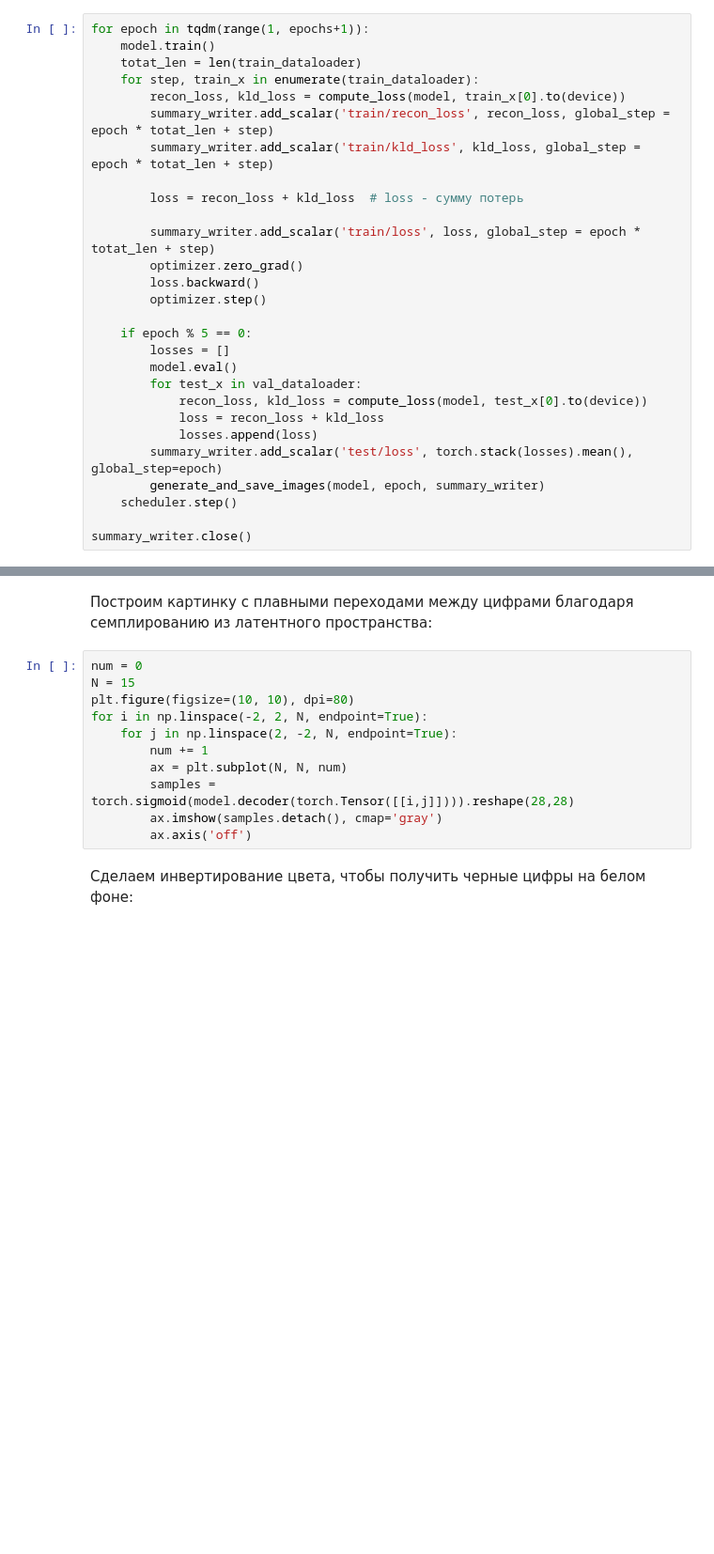
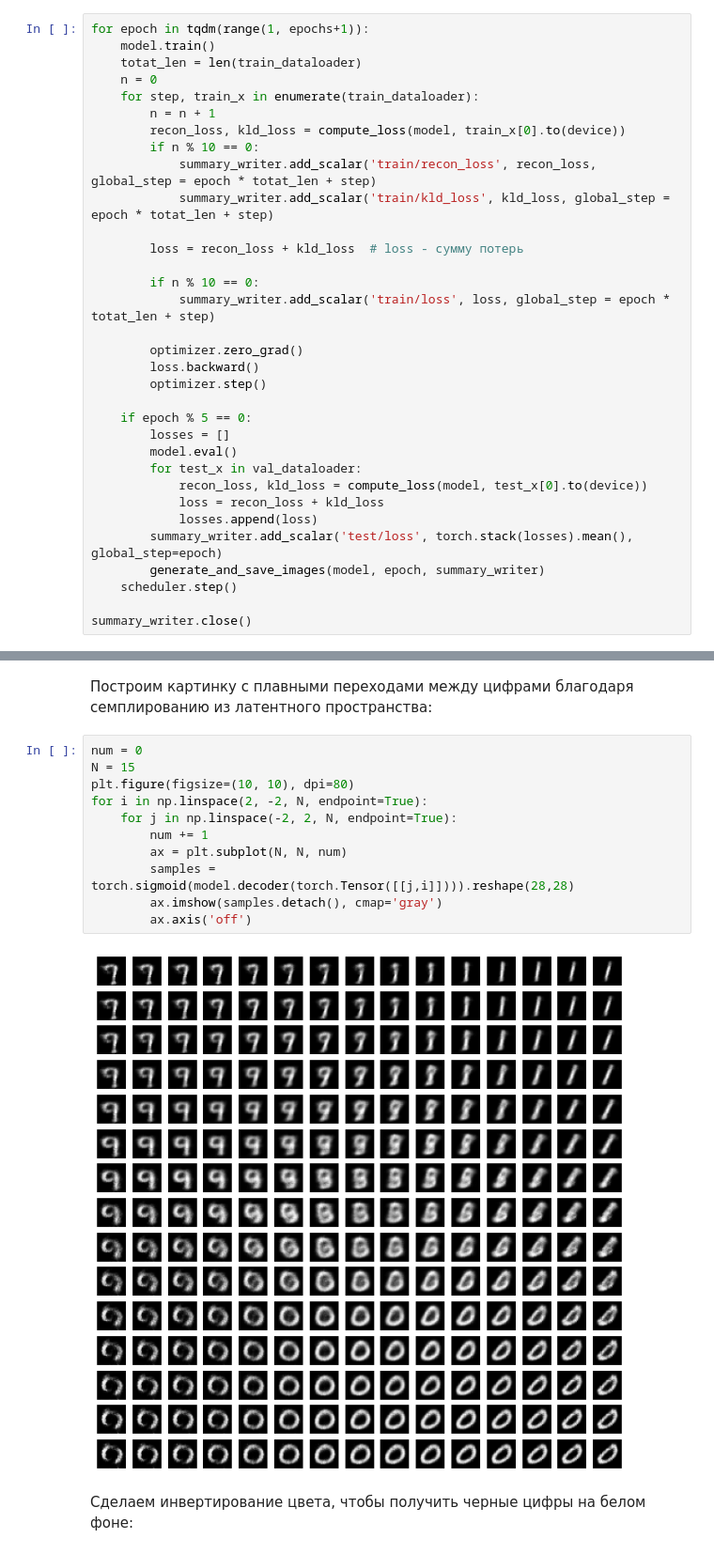
Before and after one commit to Koldim2001/Generator_VAE, a Jupyter notebook: VAE.ipynb, the cells around one changed output, grey strips where cells are left out. Shown at 94% size. Cells and saved outputs as stored; diff of their text form; blank space fills up the shorter version.

Commit message:
train

```diff
--- a/VAE.ipynb
+++ b/VAE.ipynb
@@ -246,14 +247,19 @@ def compute_loss(model, x):
 for epoch in tqdm(range(1, epochs+1)):
     model.train()
     totat_len = len(train_dataloader)
+    n = 0
     for step, train_x in enumerate(train_dataloader):
+        n = n + 1
         recon_loss, kld_loss = compute_loss(model, train_x[0].to(device))
-        summary_writer.add_scalar('train/recon_loss', recon_loss, global_step = epoch * totat_len + step)
-        summary_writer.add_scalar('train/kld_loss', kld_loss, global_step = epoch * totat_len + step)
+        if n % 10 == 0:
+            summary_writer.add_scalar('train/recon_loss', recon_loss, global_step = epoch * totat_len + step)
+            summary_writer.add_scalar('train/kld_loss', kld_loss, global_step = epoch * totat_len + step)
 
         loss = recon_loss + kld_loss  # loss - сумму потерь
 
-        summary_writer.add_scalar('train/loss', loss, global_step = epoch * totat_len + step)
+        if n % 10 == 0:
+            summary_writer.add_scalar('train/loss', loss, global_step = epoch * totat_len + step)
+
         optimizer.zero_grad()
         loss.backward()
         optimizer.step()
@@ -330,14 +352,16 @@ plt.show()
 # %%
 num = 0
 N = 15
 plt.figure(figsize=(10, 10), dpi=80)
-for i in np.linspace(-2, 2, N, endpoint=True):
-    for j in np.linspace(2, -2, N, endpoint=True):
+for i in np.linspace(2, -2, N, endpoint=True):
+    for j in np.linspace(-2, 2, N, endpoint=True):
         num += 1
         ax = plt.subplot(N, N, num)
-        samples = torch.sigmoid(model.decoder(torch.Tensor([[i,j]]))).reshape(28,28)
+        samples = torch.sigmoid(model.decoder(torch.Tensor([[j,i]]))).reshape(28,28)
         ax.imshow(samples.detach(), cmap='gray')
         ax.axis('off')
+# %% [output]
+[figure, added]
 # %% [markdown]
 Сделаем инвертирование цвета, чтобы получить черные цифры на белом фоне:
 # %%
```
Also changed, not shown: parts of 19 cells of this notebook, 2 other files.
